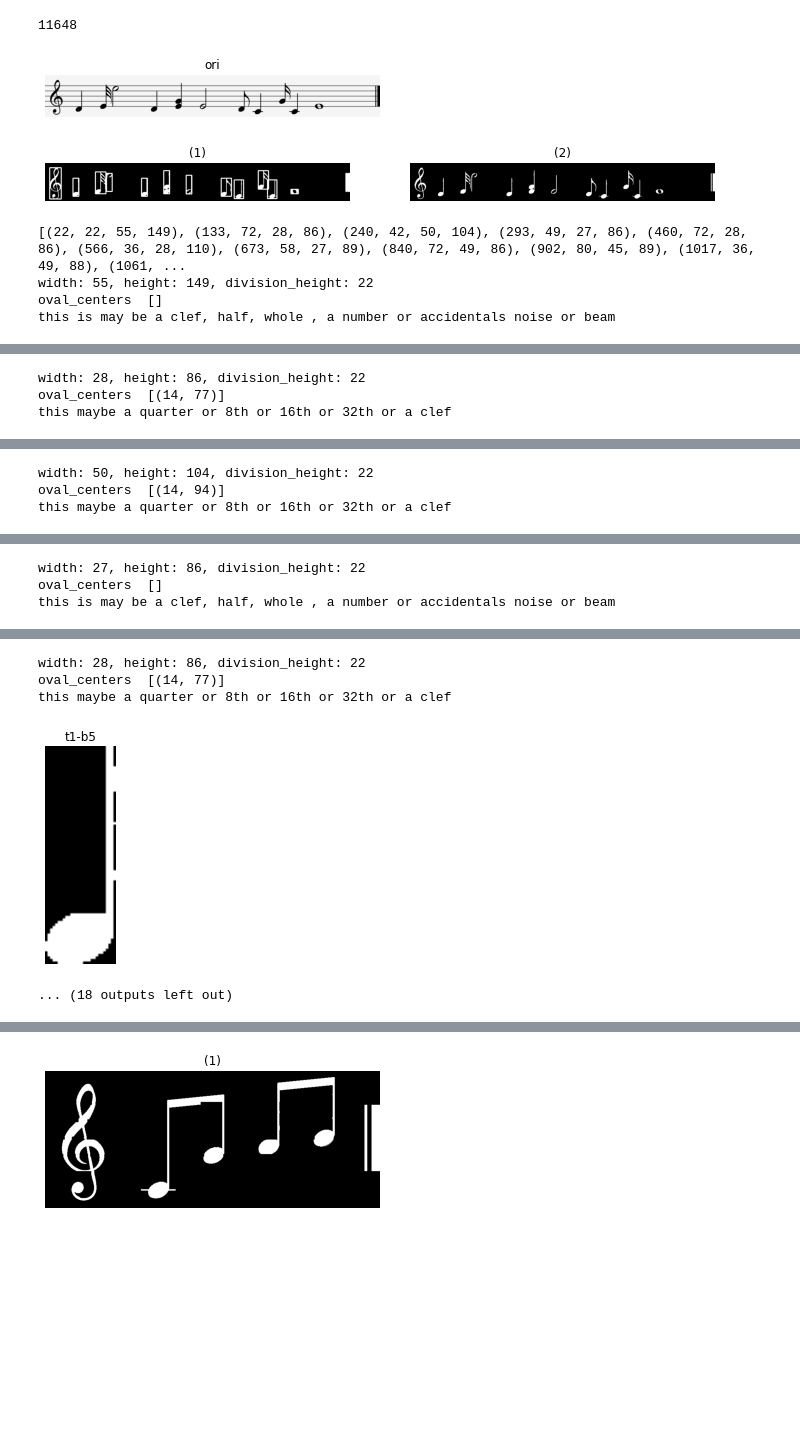
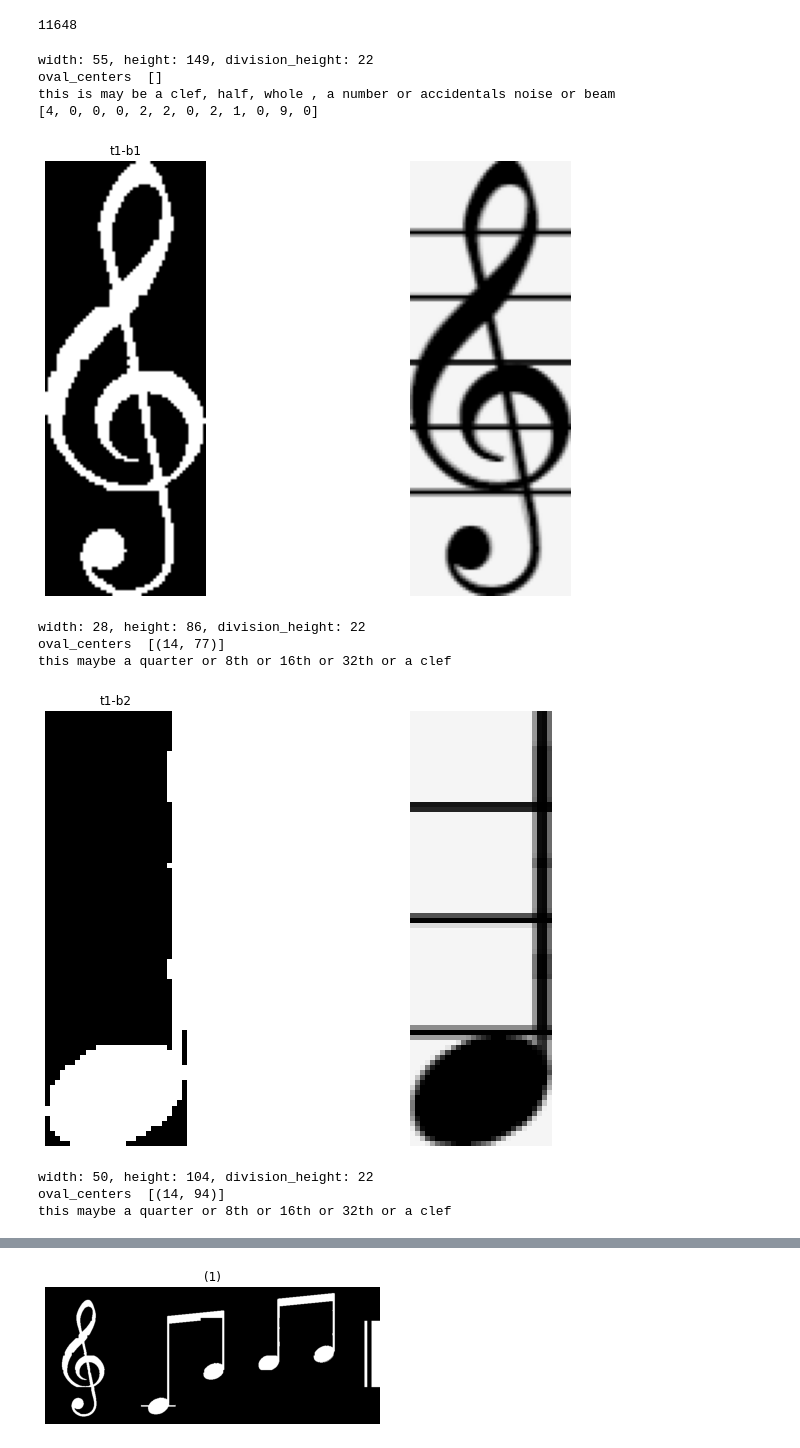
Before and after one commit to marait123/music-notes-reader, a Jupyter notebook: part1.ipynb, the cells around one changed output, grey strips where cells are left out. Saved outputs shown, nothing was run; the diff lists cells and outputs as text; code cells hidden in the pictures; blank space fills up the shorter version.

Commit message:
Added Matching to new Segmentation - Still Testing Matching

```diff
--- a/part1.ipynb
+++ b/part1.ipynb
@@ -113,3 +162,23 @@ notes_pitch = [
+# %%
+# Matching
+bf = cv2.BFMatcher()
+
+def Matcher( char , n ):
+    DataSet = []
+    if n == 0:
+        DataSet = DataSet0
+
+    kp , des = sift.detectAndCompute(char,None)
+
+    MatchLengthes = []
+    for s in DataSet:
+        matches = bf.knnMatch(s[2],des,k=2)
+        good = []
+        for m,n in matches:
+            if m.distance < 0.75*n.distance:
+                good.append([m])
+        MatchLengthes.append( len(good) )
+    return MatchLengthes
 # %%
 def get_trace_meta(image):
     if len(image.shape) != 2:
@@ -302,7 +371,7 @@ def draw_bounding_boxes(img,bounding_boxes):
 # %%
 # images_paths = ['images/music1.JPG', 'images/32_sheet_001.jpg','images/8th_Sheet1.jpeg']
 # images_paths = ['test-cases/01.png','test-cases/02.png','images/music1.JPG', 'images/32_sheet_001.jpg','images/8th_Sheet1.jpeg']
-images_paths = [ f"test-cases/0{i+1}.png" for i in range(9)]
+images_paths = [ f"test-cases/0{i+1}.PNG" for i in range(9)]
 
 original_image = io.imread(images_paths[0])
 gray_image = rgb2gray(original_image)
@@ -384,19 +453,22 @@ sh = lambda x: print ("shape is ",x.shape)
 line_height = 3
 for i, trace in enumerate(bigger_trace_bounding_boxes):
     [Xmin, Xmax, Ymin, Ymax] = [x for x in trace]
-    show_images([original_image[Ymin:Ymax,Xmin:Xmax]], ['ori'])
+    newOrigin = [Xmin,Ymin]
+
+    #show_images([original_image[Ymin:Ymax,Xmin:Xmax]], ['ori'])
     no_staf=remove_horizontal_wrapper(original_image[Ymin:Ymax,Xmin:Xmax],inverted_image[Ymin:Ymax,Xmin:Xmax].astype(np.uint8) )
     no_horizontal_staff_images.append(no_staf)
     # show_images([no_staf], ['no_staf'])
 
     char_boxes = get_external_bounding_boxes(no_staf)
     out = draw_external_bounding_boxes(no_staf, char_boxes)
-    show_images([out,no_staf])
-    print(char_boxes)
+    #show_images([out,no_staf])
+    #print(char_boxes)
     # io.imsave('test.jpg', no_staf*255)
     # break
     j=0
     chars = []
+    org_chars = []
     trace_info: staff_meta = get_trace_meta(original_image[Ymin:Ymax,Xmin:Xmax])
     # print(trace_info.__dict__)
 
@@ -404,6 +476,7 @@ for i, trace in enumerate(bigger_trace_bounding_boxes):
         [Xmin, Ymin, W, H] = [x for x in box]
         # remove blank or noisy area that is less than a line of pixels
         char = no_staf[Ymin:Ymin+H,Xmin:Xmin+W]
+        org_char = original_image[Ymin+newOrigin[1]:Ymin+H+newOrigin[1],Xmin+newOrigin[0]:Xmin+W+newOrigin[0]]
 
         # reject noise before appending
         # 1. box area == 0
@@ -419,38 +492,50 @@ for i, trace in enumerate(bigger_trace_bounding_boxes):
 
         oval_centers = filled_holes_centers(char, radius)
         # print("centers ",centers)
         print("oval_centers ",oval_centers)
         # show_images([char],[f't{i+1}-b{j+1}'])
 
+        show_images([char,org_char],[f't{i+1}-b{j+1}',''])
+
         if W < trace_info.division_height//2 and H < trace_info.division_height//2:
             # use the properties of a dot or circle to know for sure it is a dot
             print("this may be a dot or noise")
         else:
             if len(oval_centers) == 0:
                 # use sift to distinguish between them
                 print("this is may be a clef, half, whole , a number or accidentals noise or beam")
+
+                print(Matcher(org_char , 0))
+
             elif len(oval_centers) == 1:
                 print("this maybe a quarter or 8th or 16th or 32th or a clef")
+                #Matcher(org_char , 1)
             elif len(oval_centers) >= 2:
                 # print("this note is beamed or chords")
                 # using the x difference between the 1st 2 centre we can separate between chords
                 # or beams
                 if oval_centers[1][0] - oval_centers[0][0] > int(1.5*trace_info.division_height):
                     print("this is a beam")
                 else:
                     print("this is a chord")
 
-        show_images([char],[f't{i+1}-b{j+1}'])
+
         chars.append(char)
+        org_chars.append(org_char)
         #
         j+=1
     # show_images([no_staf], ['no_staf rectangles'])
-
     staff_images.append(chars)
 # %% [output]
+width: 55, height: 149, division_height: 22
+oval_centers  []
+this is may be a clef, half, whole , a number or accidentals noise or beam
+[4, 0, 0, 0, 2, 2, 0, 2, 1, 0, 9, 0]
-[figure, old version]
+[figure, new version]
+width: 28, height: 86, division_height: 22
+oval_centers  [(14, 77)]
+this maybe a quarter or 8th or 16th or 32th or a clef
-[figure, old version]
+[figure, new version]
-[(22, 22, 55, 149), (133, 72, 28, 86), (240, 42, 50, 104), (293, 49, 27, 86), (460, 72, 28, 86), (566, 36, 28, 110), (673, 58, 27, 89), (840, 72, 49, 86), (902, 80, 45, 89), (1017, 36, 49, 88), (1061, ...
-width: 55, height: 149, division_height: 22
-oval_centers  []
-this is may be a clef, half, whole , a number or accidentals noise or beam
+width: 50, height: 104, division_height: 22
+oval_centers  [(14, 94)]
+this maybe a quarter or 8th or 16th or 32th or a clef
@@ -458,3 +542,0 @@ this is may be a clef, half, whole , a number or accidentals noise or beam
-width: 28, height: 86, division_height: 22
-oval_centers  [(14, 77)]
-this maybe a quarter or 8th or 16th or 32th or a clef
@@ -462,3 +547,0 @@ this maybe a quarter or 8th or 16th or 32th or a clef
-width: 50, height: 104, division_height: 22
-oval_centers  [(14, 94)]
-this maybe a quarter or 8th or 16th or 32th or a clef
@@ -466,3 +551,0 @@ this maybe a quarter or 8th or 16th or 32th or a clef
-width: 27, height: 86, division_height: 22
-oval_centers  []
-this is may be a clef, half, whole , a number or accidentals noise or beam
@@ -470,5 +555,0 @@ this is may be a clef, half, whole , a number or accidentals noise or beam
-width: 28, height: 86, division_height: 22
-oval_centers  [(14, 77)]
-this maybe a quarter or 8th or 16th or 32th or a clef
-[figure, removed]
-... (18 outputs left out)
```
Also changed, not shown: parts of 2 cells of this notebook.
